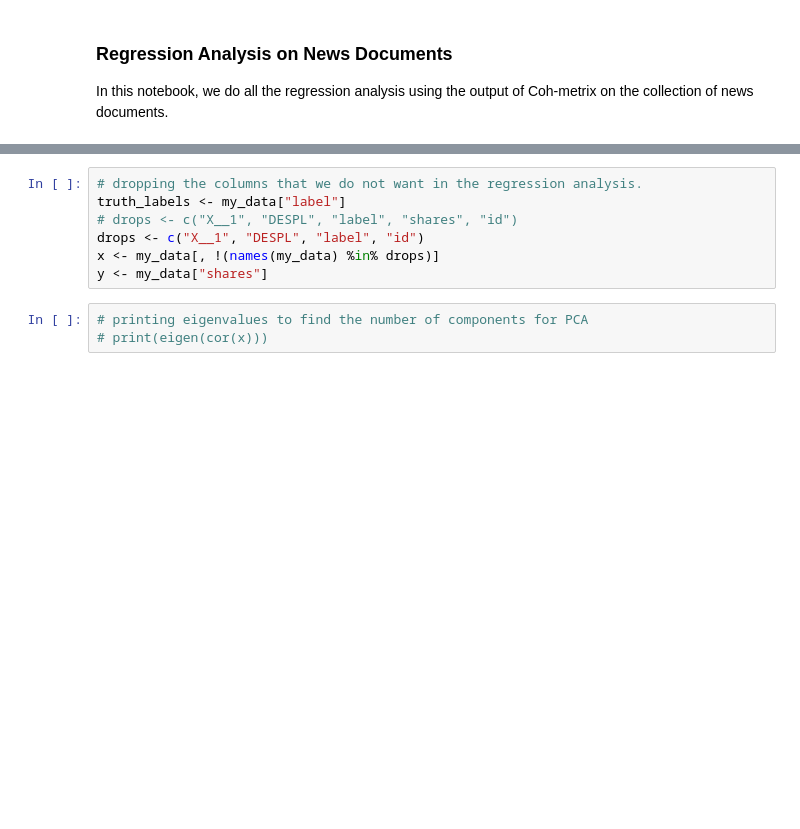
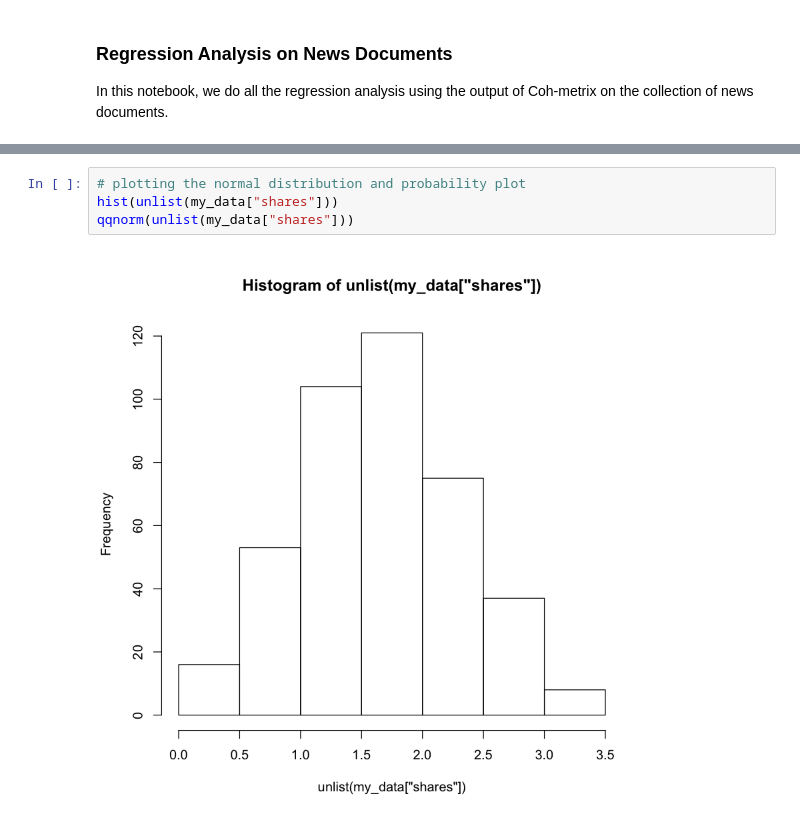
Before and after one commit to phosseini/SBP-BRiMS2019, a Jupyter notebook: regression_analysis.ipynb, the cells around one changed output, grey strips where cells are left out. Cells and saved outputs as stored; diff of their text form; blank space fills up the shorter version.

```diff
--- a/regression_analysis.ipynb
+++ b/regression_analysis.ipynb
@@ -14,13 +14,9 @@ head(my_data)
 | 3 | 7 | 119 | 7 | 17.143 | 6.986 | 1.706 | 0.995 | 4.908 | 2.765 | ⋯ | 3.654 | ... |
 | 4 | 19 | 432 | 19 | 23.105 | 17.136 | 1.688 | 0.920 | 5.035 | 2.612 | ⋯ | 3.754 | ... |
 | 5 | 8 | 237 | 8 | 30.000 | 22.168 | 1.662 | 0.981 | 5.017 | 2.833 | ⋯ | 3.288 | ... |
-# %%
-# dropping the columns that we do not want in the regression analysis.
-truth_labels <- my_data["label"]
-# drops <- c("X__1", "DESPL", "label", "shares", "id")
-drops <- c("X__1", "DESPL", "label", "id")
-x <- my_data[, !(names(my_data) %in% drops)]
-y <- my_data["shares"]
-# %%
-# printing eigenvalues to find the number of components for PCA
-# print(eigen(cor(x)))
+# %%
+# plotting the normal distribution and probability plot
+hist(unlist(my_data["shares"]))
+qqnorm(unlist(my_data["shares"]))
+# %% [output]
+[figure, added]
```
Also changed, not shown: parts of 8 cells of this notebook.
